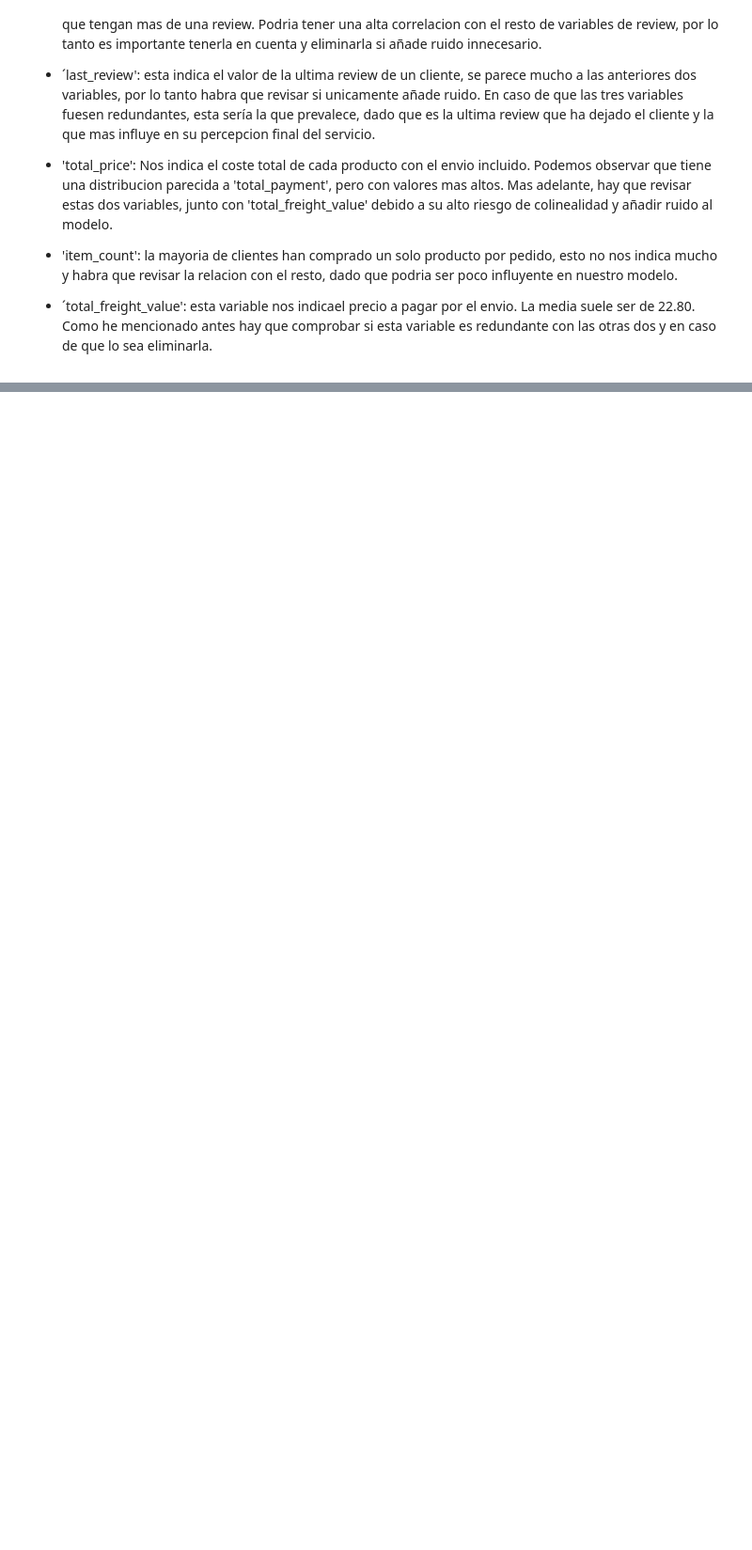
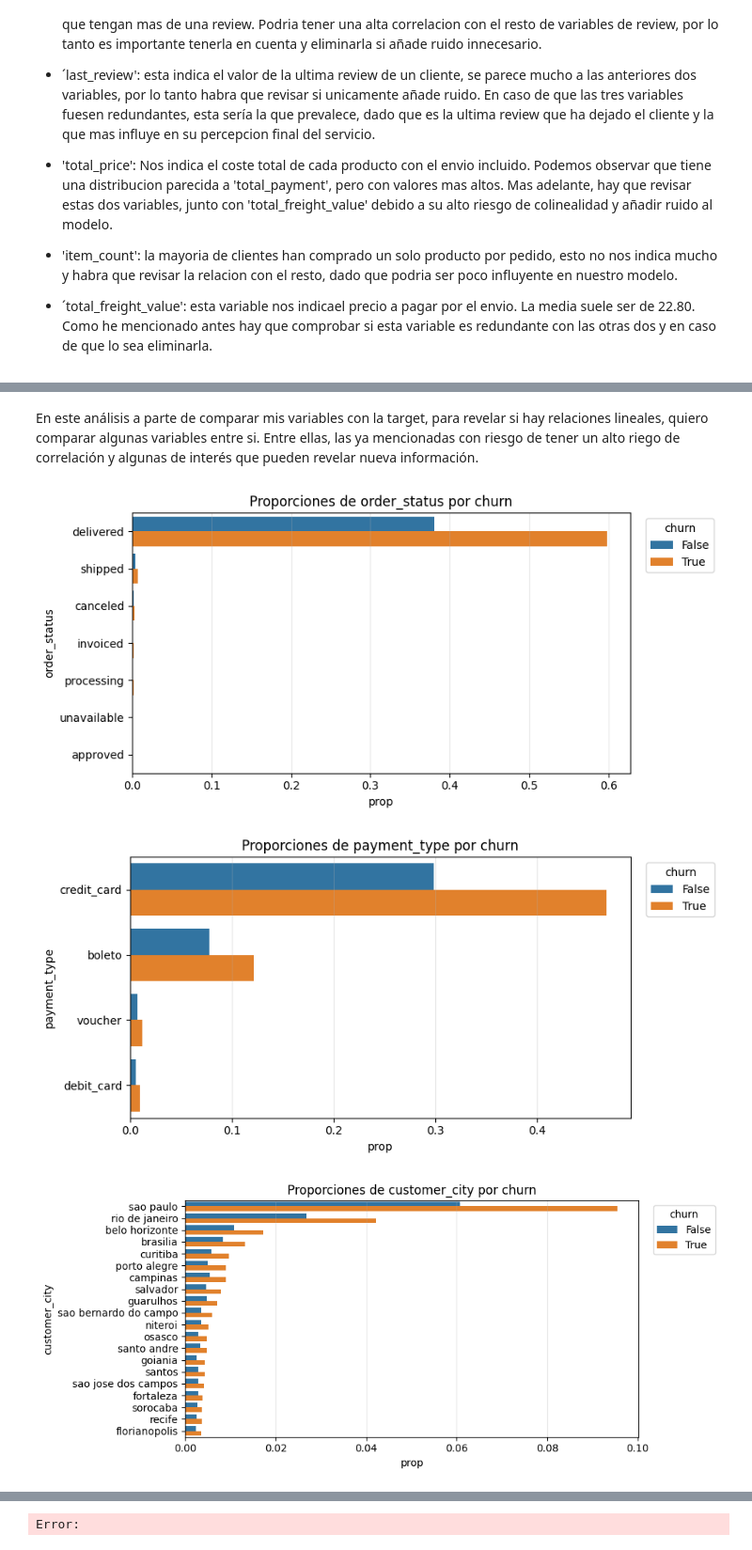
Before and after one commit to Reezo912/Churn-Prediction, a Jupyter notebook: scripts/EDA.ipynb, the cells around one changed output, grey strips where cells are left out. Shown at 94% size. Saved outputs shown, nothing was run; the diff lists cells and outputs as text; code cells hidden in the pictures; blank space fills up the shorter version.

```diff
--- a/scripts/EDA.ipynb
+++ b/scripts/EDA.ipynb
@@ -365,0 +368,11 @@ Con estas variables podemos sacar mas informacion.
+# %% [markdown]
+En este análisis a parte de comparar mis variables con la target, para revelar si hay relaciones lineales, quiero comparar algunas variables entre si. Entre ellas, las ya mencionadas con riesgo de tener un alto riego de correlación y algunas de interés que pueden revelar nueva información.
+# %%
+from utils import graficar_variable_con_target
+
+for i in list(variables_categoricas + variables_numericas):
+    graficar_variable_con_target(df=df, feature=i, target='churn')
+# %% [output]
+[figure, added]
+[figure, added]
+[figure, added]
@@ -365,0 +389 @@ Con estas variables podemos sacar mas informacion.
+Error:
```
Also changed, not shown: parts of 5 cells of this notebook, 1 other file.
